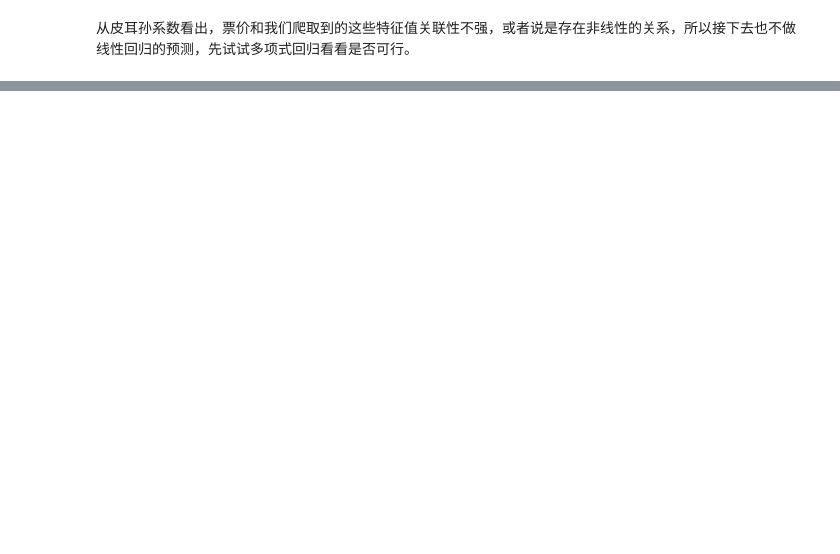
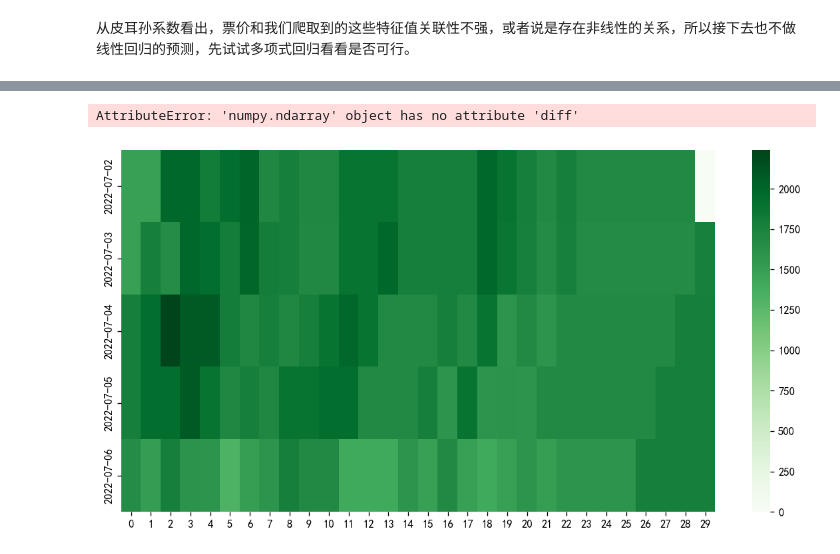
Before and after one commit to HCBPH/crawler, a Jupyter notebook: analyze/airlines_analyze.ipynb, the cells around one changed output, grey strips where cells are left out. Drawn from its saved outputs; the diff is of its cells as text; code cells hidden in the pictures; blank space fills up the shorter version.

```diff
--- a/analyze/airlines_analyze.ipynb
+++ b/analyze/airlines_analyze.ipynb
@@ -301,7 +356,0 @@ print(f"准点率均值:{in_time.mean()}")
-# %%
-def parse(row):
-    print(row, type(row))
-# tickets_clean.apply(parse, axis=1)
-tickets_clean.arrival_time = pd.to_datetime(tickets_clean.arrival_time)
-tickets_clean.departure_time = pd.to_datetime(tickets_clean.departure_time)
-tickets_clean.info()
@@ -414,0 +493,13 @@ poly.fit()
+# %%
+dep_date = np.sort(list(set([i[2] for i in group_time.index])))
+ls = []
+for date in dep_date:
+    t = group_time.loc[('上海航空', '三亚', date)]['economy_price'].values
+    if len(t)<30:
+        for i in range(30 - len(t)):
+            t = list(t)
+            t.append(0)
+            t = np.array(t)
+    ls.append(t)
+# np.array(ls, dtype=np.float)
+np.array(ls)
@@ -414,0 +524,55 @@ poly.fit()
+# %%
+import seaborn as sns
+
+cities = np.sort(list(set([i[1] for i in group_time.index])))
+create_time = np.sort(list(set([i[2] for i in group_time.index])))
+ahead = list(range(30))
+ls = []
+for date in dep_date:
+    t = group_time.loc[('上海航空', '三亚', date)]['economy_price'].values
+    if len(t)<30:
+        for i in range(30 - len(t)):
+            t = list(t)
+            t.append(0)
+            t = np.array(t)
+    ls.append(t)
+dep_ahead = np.array(ls)
+
+fig = plt.figure(figsize=(12, 6), dpi=120)
+sns.heatmap(
+    data=dep_ahead,
+    cmap=plt.get_cmap('Greens'),
+    xticklabels=ahead, yticklabels=create_time
+)
+
+dep_ahead_diff = dep_ahead.diff()
+
+
+
+# ax = plt.imshow(dep_ahead, cmap='cool', interpolation='nearest')
+# plt.show()
+
+# fig, ax = plt.subplots()
+# im = ax.imshow(dep_ahead)
+#
+# # Show all ticks and label them with the respective list entries
+# ax.set_xticks(np.arange(len(ahead)))
+# ax.set_xticklabels([1,2,3,4,5])
+# ax.set_yticks(np.arange(len(create_time)))
+# ax.set_xticklabels(create_time)
+#
+# # Rotate the tick labels and set their alignment.
+# plt.setp(ax.get_xticklabels(), rotation=45, ha="right",
+#          rotation_mode="anchor")
+#
+# # Loop over data dimensions and create text annotations.
+# for i in range(len(create_time)):
+#     for j in range(len(ahead)):
+#         text = ax.text(j, i, dep_ahead[i, j],
+#                        ha="center", va="center", color="w")
+#
+# fig.tight_layout()
+# plt.show()
+# %% [output]
+AttributeError: 'numpy.ndarray' object has no attribute 'diff'
+[figure, added]
```
Also changed, not shown: parts of 27 cells of this notebook.
